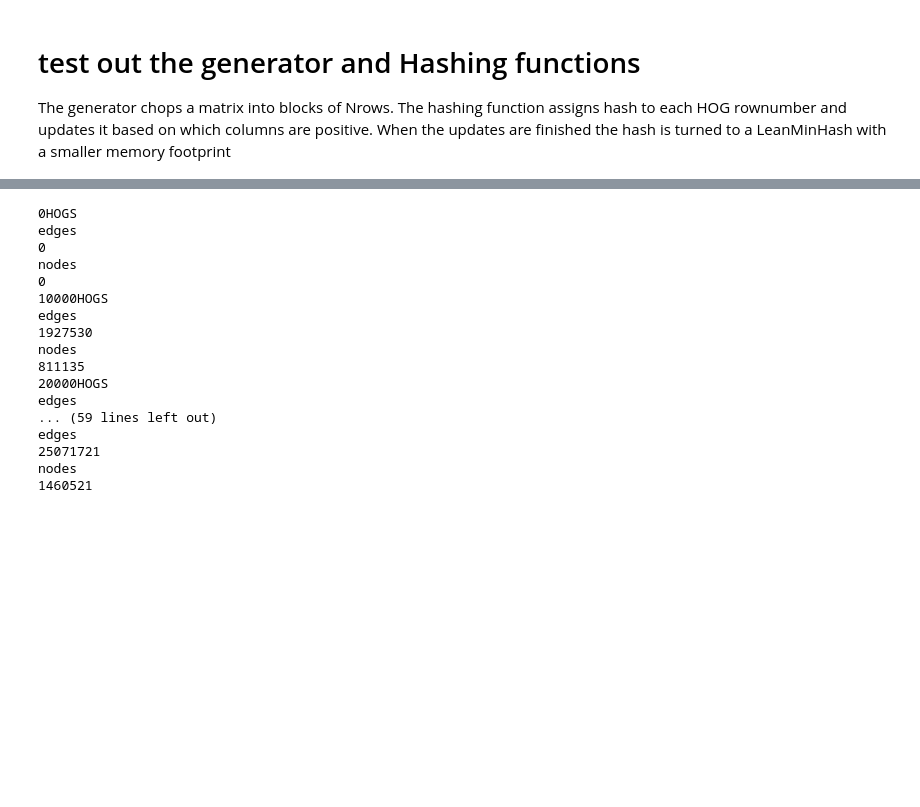
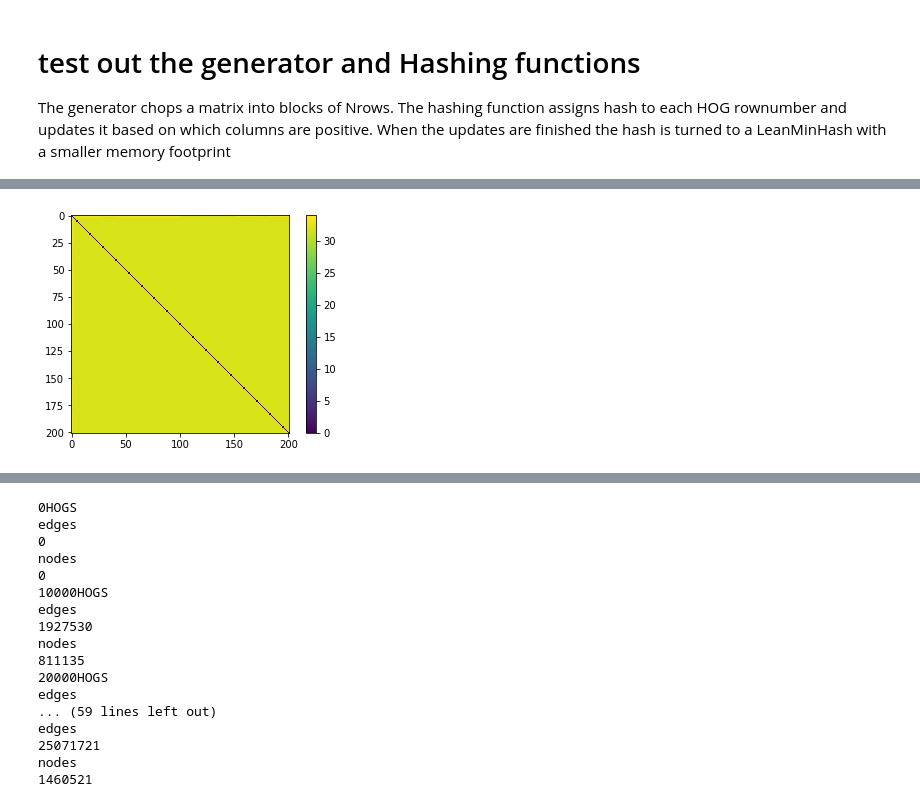
Before and after one commit to cactuskid/coevolution, a Jupyter notebook: ConstructHogMatrix.ipynb, the cells around one changed output, grey strips where cells are left out. Drawn from its saved outputs; the diff is of its cells as text; code cells hidden in the pictures; blank space fills up the shorter version.

```diff
--- a/ConstructHogMatrix.ipynb
+++ b/ConstructHogMatrix.ipynb
@@ -571,0 +666,82 @@ NameError: name 'rowdict' is not defined
+# %%
+
+#kolmogrov compresion based MI for two profiles.
+import zlib
+import networkx as nx
+from matplotlib import pyplot as plt
+
+
+import redis
+r = redis.StrictRedis(host='localhost', port=6379, db=0)
+
+def MI( row1, row2):
+    row1 = np.squeeze(np.asarray(row1.todense()))
+    row2 = np.squeeze(np.asarray(row2.todense()))
+
+    str1=np.array2string(row1)
+    str2=np.array2string(row2)
+    MI = len(zlib.compress(str1)) + len(zlib.compress(str2)) - len(zlib.compress(str1+str2))/2
+    return MI
+
+def MIdist(qhog,r,forest,cooevolution_matrix , k=200 ):
+    print 'query ' + qhog
+    hashval = pickle.loads(r.get(rowdict[qhog]))
+    result = forest.query(  hashval , k )
+    resultHogs= np.asarray([qhog]+[rowdictReverse[int(row)] for row in result ])
+
+    rows = [rowdict[qhog]]+result
+    dist = np.zeros((len(rows),len(rows)))
+    for i,row1 in enumerate(rows):
+        for j,row2 in enumerate(rows):
+            if i <j:
+                dist[i,j]= MI(cooevolution_matrix[int(row1),:], cooevolution_matrix[int(row2),:])
+    dist+= dist.T
+    clustering = np.argsort(dist[0,:])[::-1]
+    dist = dist[clustering,:]
+    dist = dist[:,clustering]
+    resultHogs = resultHogs[clustering]
+
+    return dist , resultHogs
+
+
+def showdistmat(dist):
+    plt.imshow(dist)
+    plt.colorbar()
+    plt.show()
+
+
+def dist2network(dist, labels , metric ='jaccard'):
+    clustering = np.argsort(dist[0,:])[::-1]
+    dist = dist[clustering,:]
+    dist = dist[:,clustering]
+    labels = labels[clustering]
+    G = nx.Graph( sizes = [] , colors = [], widths = [])
+    G.add_node(qhog,{ 'color':'blue' , 'size':20 } )
+    for i, one in enumerate(labels):
+        for j, two in enumerate(labels):
+            if i < j:
+                if dist[i,j] > thresh:
+                    G.add_nodes_from([one,two])
+                    if one != qhog:
+                        G.node[one]['size']= 10
+                        G.node[one]['color']= 'red'
+                    if two != qhog:
+                        G.node[two]['size']= 10
+                        G.node[two]['color']= 'red'
+                    G.add_edge(one,two ,{metric:score} )
+    colors = [ G.node[x]['color'] for x in G.nodes()]
+    sizes = [G.node[x]['size']  for x in G.nodes()]
+    widths = [G.edge[x[0]][x[1]]['jaccard'] for x in G.edges()]
+    G.graph['sizes']= sizes
+    G.graph['colors']=colors
+    G.graph['widths']= widths
+    return G
+
+
+qhog = 'HOG:0385024'
+dist, Hogs = MIdist(qhog, r, forest, cooevolution_matrix , k= 200)
+showdistmat(dist)
+
+G = dist2network(dist, Hogs, metric='komolgrovMI')
+nx.draw(G, with_labels = True, node_size = subgraph.graph['sizes'] )#, linewidths = [ edge['jaccard'] for edge in subgraph.edges()] )
+# %% [output]
@@ -571,0 +749 @@ NameError: name 'rowdict' is not defined
+[figure, added]
```
Also changed, not shown: parts of 21 cells of this notebook, 2 other files.
